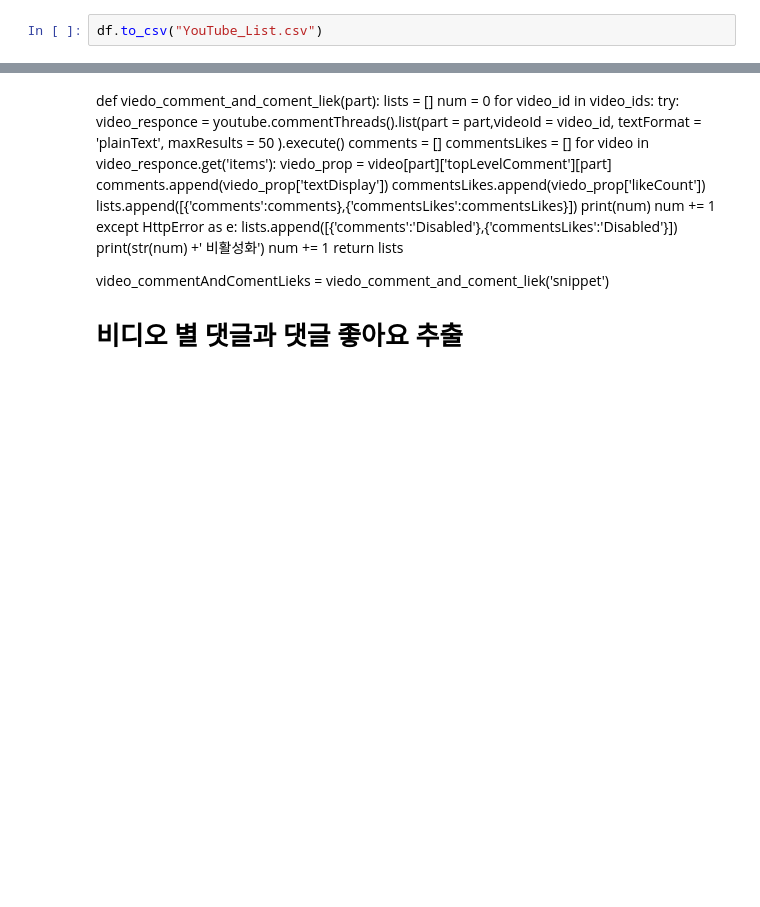
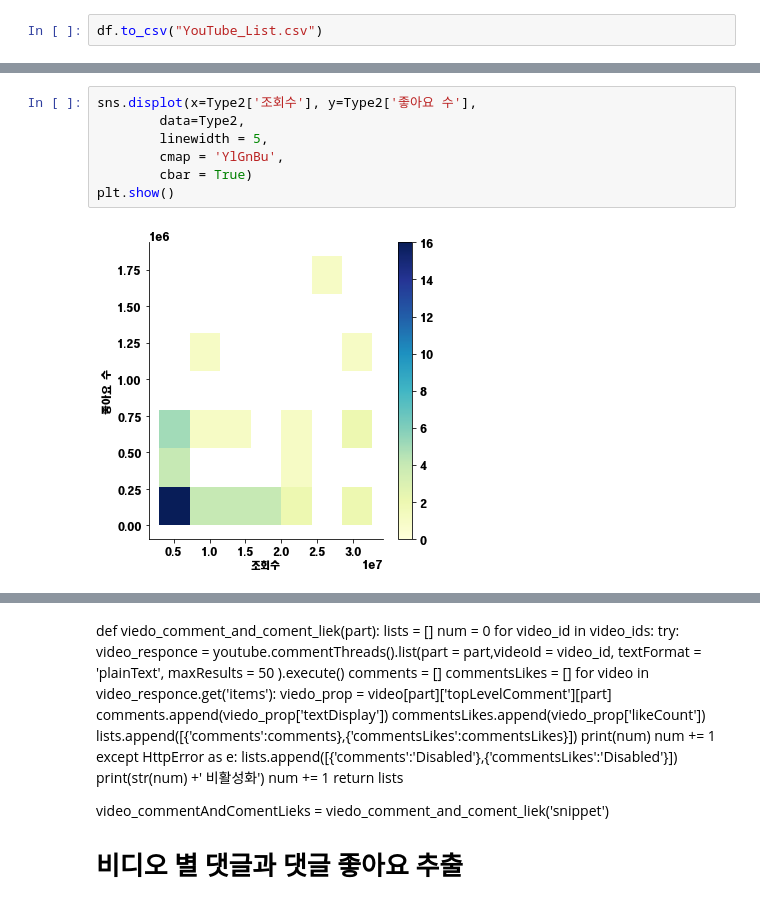
Before and after one commit to C-H2Baek/C-H2Baek, a Jupyter notebook: My Project/Python/Big Data/Youtube Project/YouTube API.ipynb, the cells around one changed output, grey strips where cells are left out. Cells and saved outputs as stored; diff of their text form; blank space fills up the shorter version.

```diff
--- a/My Project/Python/Big Data/Youtube Project/YouTube API.ipynb
+++ b/My Project/Python/Big Data/Youtube Project/YouTube API.ipynb
@@ -343,0 +373,9 @@ df['분류'].value_counts().plot(
+# %%
+sns.displot(x=Type2['조회수'], y=Type2['좋아요 수'],
+        data=Type2,
+        linewidth = 5,
+        cmap = 'YlGnBu',
+        cbar = True)
+plt.show()
+# %% [output]
+[figure, added]
```
Also changed, not shown: parts of 27 cells of this notebook, 13 other files.
